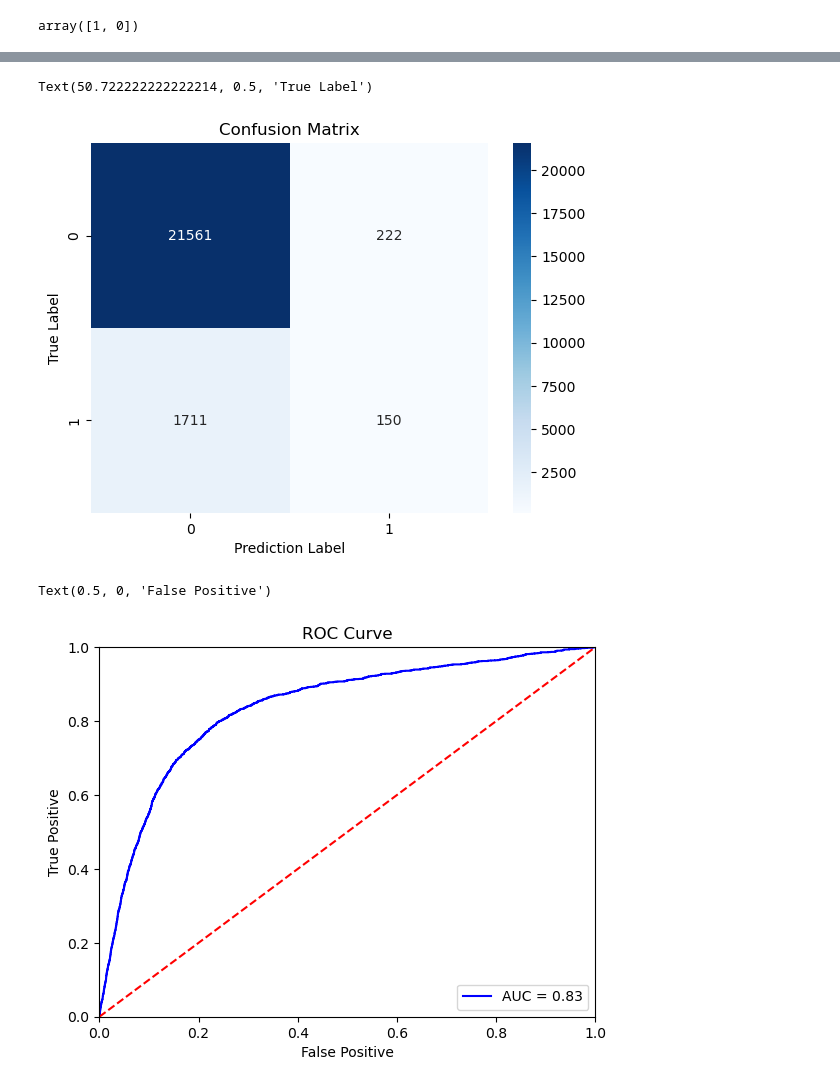
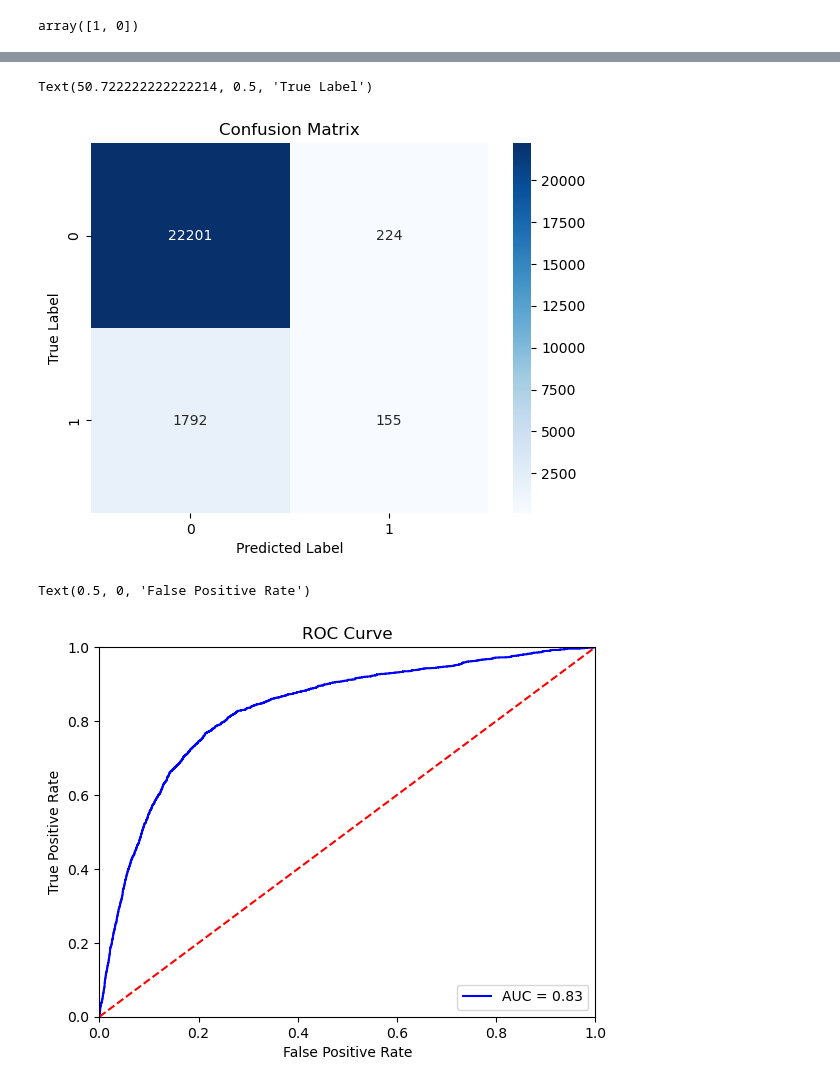
Before and after one commit to ahmetdzdrr/LogisticRegressionAnalysis, a Jupyter notebook: automobile_loan_data_analysis.ipynb, the cells around one changed output, grey strips where cells are left out. Saved outputs shown, nothing was run; the diff lists cells and outputs as text; code cells hidden in the pictures.

```diff
--- a/automobile_loan_data_analysis.ipynb
+++ b/automobile_loan_data_analysis.ipynb
@@ -220,9 +274,4 @@ df_al['Client_Income'] = df_al.apply(lambda row : fix_value_by_map(row['Client_I
-# %%
-df_al.dropna(subset=['Credit_Amount'], inplace = True)
 # %%
-# Loan_Annuity sütununda yer alan boş veriler, Client_Income ve Default sütununda yer alan verilerin gruplandırılmasıyla doldurulmaktadır.
-#
-
 value_map = df_al.groupby(['Client_Income','Default']).mean()['Loan_Annuity']
 
 def get_Loan_Annuity_by_Client_Income_and_Default(loan_annuity, client_income, default, value_map):
@@ -240,6 +289,9 @@ def get_Loan_Annuity_by_Client_Income_and_Default(loan_annuity, client_income, d
     return new_loan_annuity
 
 df_al['Loan_Annuity'] = df_al.apply(lambda row :
-                                    get_Loan_Annuity_by_Client_Income_and_Default(row['Loan_Annuity'],
-                                                                                    row['Client_Income'], row['Default'],
-                                                                                    value_map), axis=1)
+get_Loan_Annuity_by_Client_Income_and_Default(row['Loan_Annuity'],
+                            row['Client_Income'],row['Default'], value_map), axis=1)
+
+# We examined our Loan Annuity data based on the "Client Income" and "Default" columns.
+# In the function we created, we checked for missing values and performed reindexing based on the values in the "Default" column.
+# After the reindexing, we filled the Loan Annuity data with the mean value.
@@ -245,0 +328,5 @@ df_al['Loan_Annuity'] = df_al.apply(lambda row :
+# %%
+value_map = df_al.groupby('Default').median()['Credit_Amount']
+df_al['Credit_Amount'] = df_al.apply(lambda row : fix_value_by_map(row['Credit_Amount'], row['Default'], value_map), axis=1)
+
+# Using the mapping function we created, we grouped the data in the "Credit_Amount" column with our dependent variable column and filled the missing values with the median value.
@@ -315,4 +538,4 @@ Name: Active_Loan, dtype: int64
 # %%
-df_al.Active_Loan = df_al.Active_Loan.fillna(value=0)
+df_al.Active_Loan = df_al.Active_Loan.fillna(value=1)
 df_al.Active_Loan.value_counts()
 # %% [output]
@@ -815,12 +878,14 @@ weighted avg       0.89      0.92      0.89     23644
 # %%
 cm = confusion_matrix(y_test, y_pred)
 sns.heatmap(cm, annot=True, fmt="d", cmap="Blues")
 plt.title("Confusion Matrix")
-plt.xlabel("Prediction Label")
+plt.xlabel("Predicted Label")
 plt.ylabel("True Label")
+
+# We demonstrated the prediction performance of our trained model on the dependent variable using a 'Confusion Matrix'.
 # %% [output]
 Text(50.722222222222214, 0.5, 'True Label')
-[figure, old version]
+[figure, new version]
 # %%
 probs = model.predict_proba(X_test)
 preds = probs[:, 1]
@@ -832,11 +897,11 @@ plt.legend(loc='lower right')
 plt.plot([0, 1], [0, 1], 'r--')
 plt.xlim([0, 1])
 plt.ylim([0, 1])
-plt.ylabel('True Positive')
-plt.xlabel('False Positive')
+plt.ylabel('True Positive Rate')
+plt.xlabel('False Positive Rate')
 # %% [output]
-Text(0.5, 0, 'False Positive')
+Text(0.5, 0, 'False Positive Rate')
-[figure, old version]
+[figure, new version]
 # %%
 train_errors = []
 val_errors = []
```
Also changed, not shown: parts of 120 cells of this notebook.
